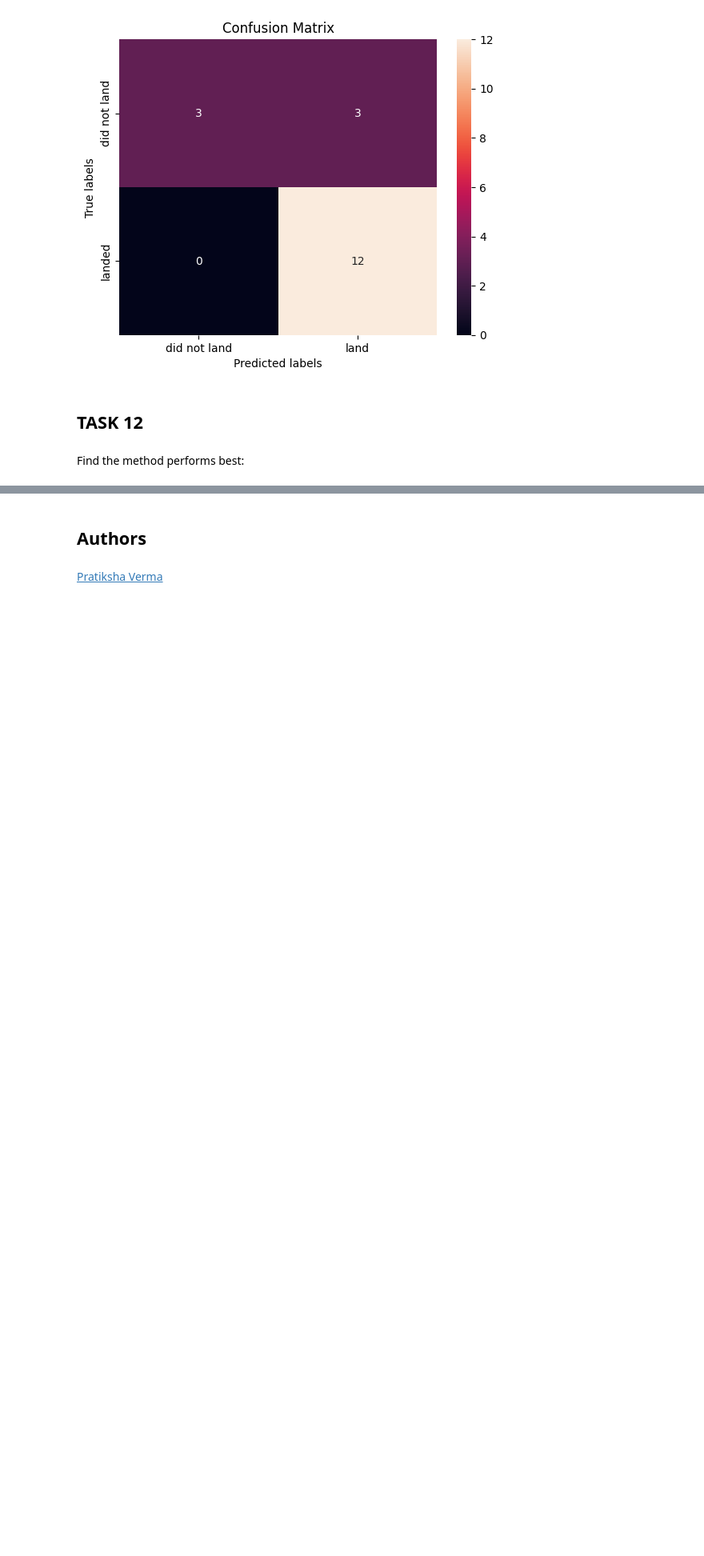
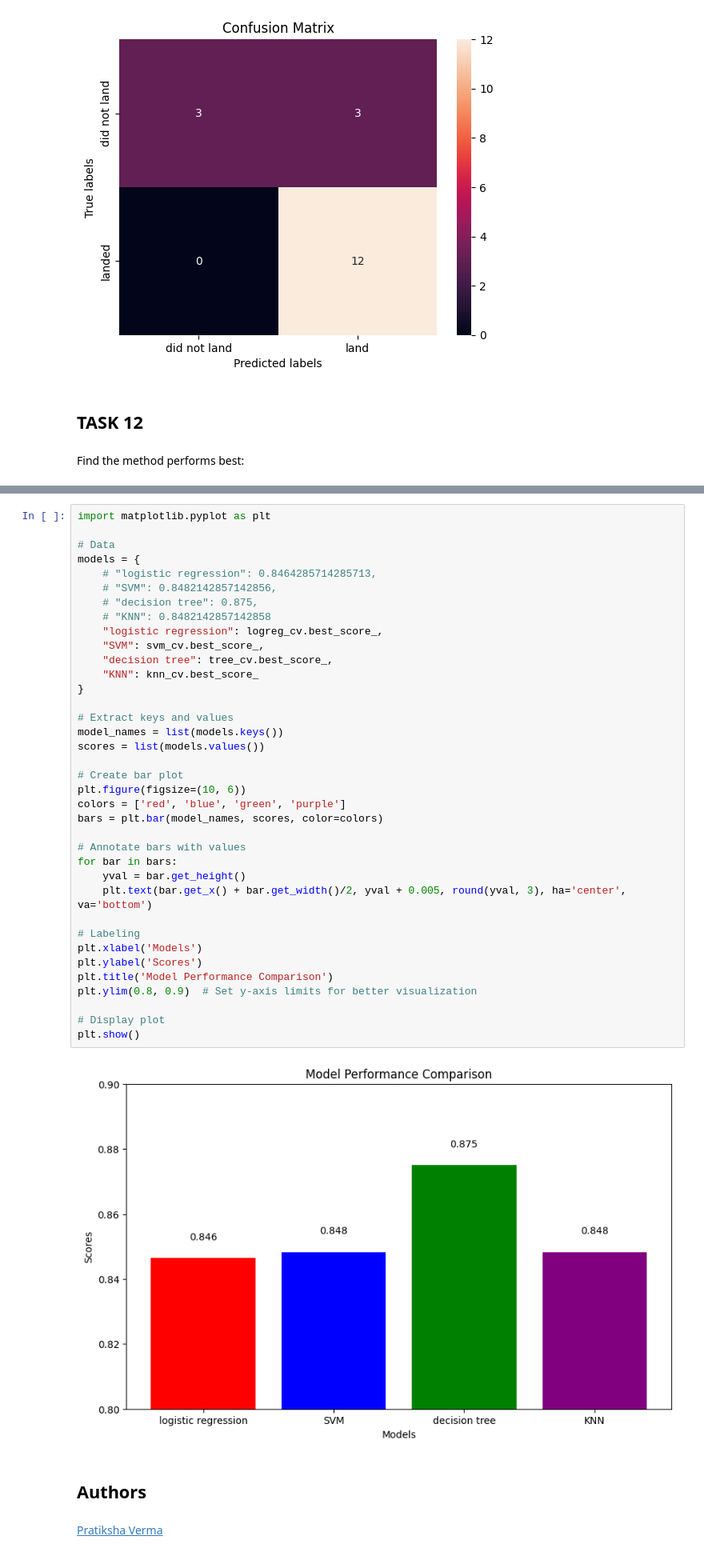
Before and after one commit to tkshfj/capstone-project, a Jupyter notebook: 08-machine-learning-prediction.ipynb, the cells around one changed output, grey strips where cells are left out. Shown at 80% size. Cells and saved outputs as stored; diff of their text form; blank space fills up the shorter version.

```diff
--- a/08-machine-learning-prediction.ipynb
+++ b/08-machine-learning-prediction.ipynb
@@ -379,3 +386,42 @@ Accuracy: 0.8333333333333334
+# %%
+import matplotlib.pyplot as plt
+
+# Data
+models = {
+    # "logistic regression": 0.8464285714285713,
+    # "SVM": 0.8482142857142856,
+    # "decision tree": 0.875,
+    # "KNN": 0.8482142857142858
+    "logistic regression": logreg_cv.best_score_,
+    "SVM": svm_cv.best_score_,
+    "decision tree": tree_cv.best_score_,
+    "KNN": knn_cv.best_score_
+}
+
+# Extract keys and values
+model_names = list(models.keys())
+scores = list(models.values())
+
+# Create bar plot
+plt.figure(figsize=(10, 6))
+colors = ['red', 'blue', 'green', 'purple']
+bars = plt.bar(model_names, scores, color=colors)
+
+# Annotate bars with values
+for bar in bars:
+    yval = bar.get_height()
+    plt.text(bar.get_x() + bar.get_width()/2, yval + 0.005, round(yval, 3), ha='center', va='bottom')
+
+# Labeling
+plt.xlabel('Models')
+plt.ylabel('Scores')
+plt.title('Model Performance Comparison')
+plt.ylim(0.8, 0.9)  # Set y-axis limits for better visualization
+
+# Display plot
+plt.show()
+# %% [output]
+[figure, added]
 # %% [markdown]
 ## Authors
 # %% [markdown]
```
Also changed, not shown: parts of 3 cells of this notebook.
